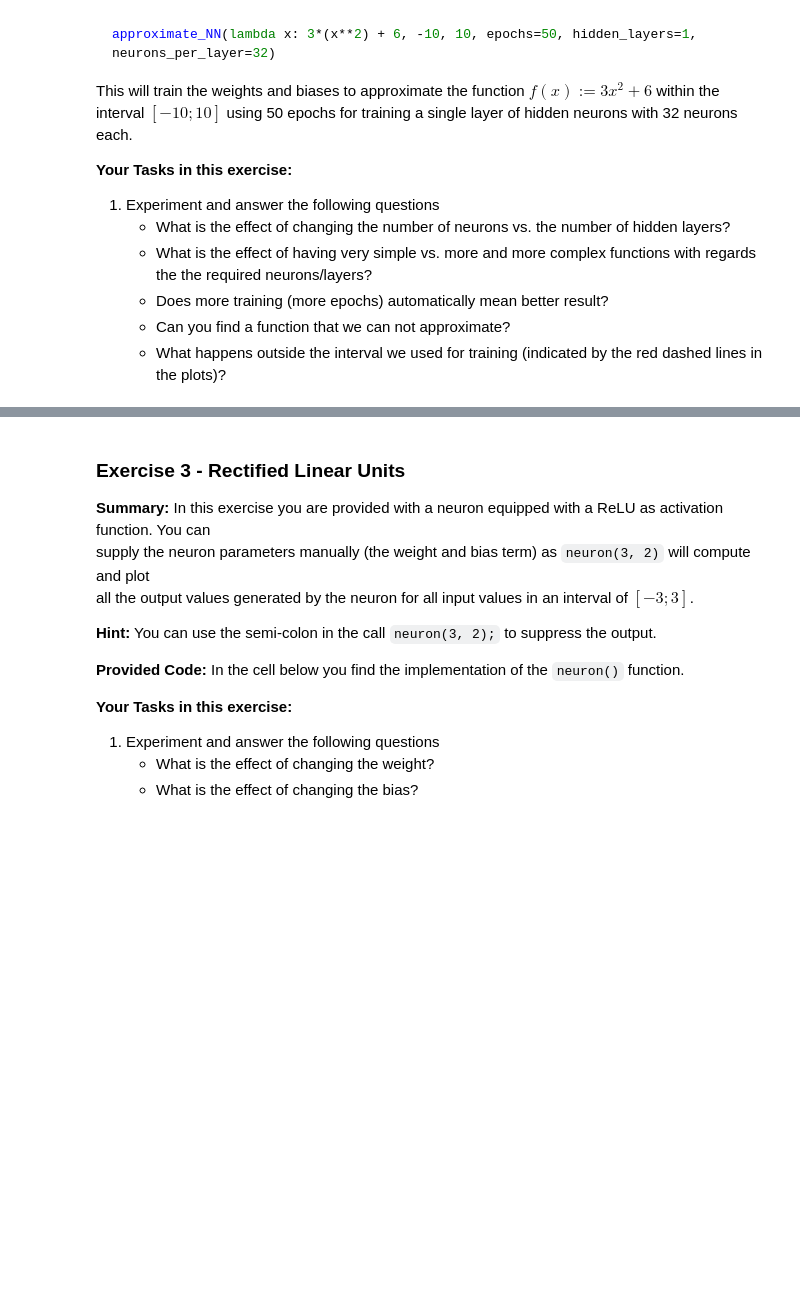
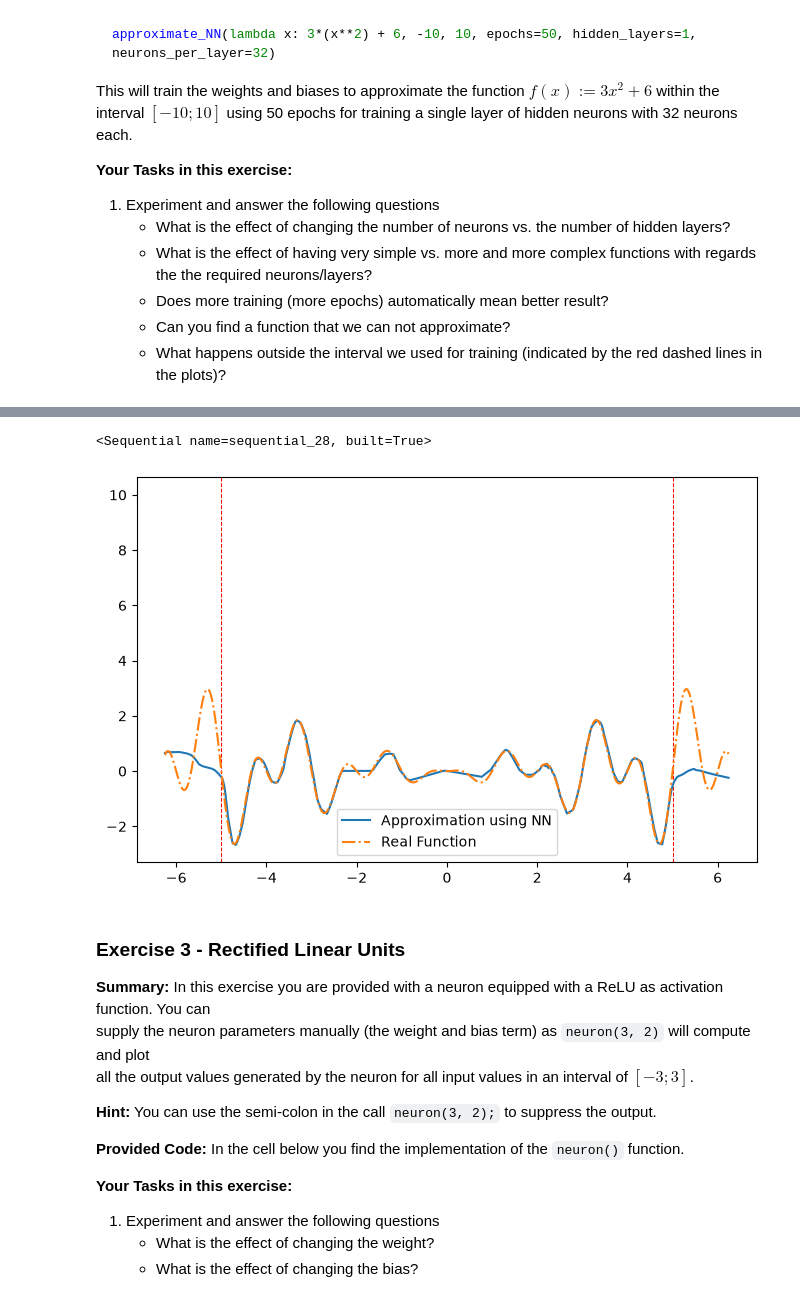
Before and after one commit to numanfh/neural-networks, a Jupyter notebook: Neural-Networks/ANN/ANN-Exercises.ipynb, the cells around one changed output, grey strips where cells are left out. Saved outputs shown, nothing was run; the diff lists cells and outputs as text; code cells hidden in the pictures; blank space fills up the shorter version.

```diff
--- a/Neural-Networks/ANN/ANN-Exercises.ipynb
+++ b/Neural-Networks/ANN/ANN-Exercises.ipynb
@@ -238 +233,4 @@ Successfully installed matplotlib-3.11.2
 2.21.0
+# %%
+approximate_NN(mother_wavelet, -5, 5, epochs=15, hidden_layers=10, neurons_per_layer=100)
+# %% [output]
@@ -239,3 +254,5 @@ Successfully installed matplotlib-3.11.2
+<Sequential name=sequential_28, built=True>
+[figure, added]
 # %% [markdown]
 ### Exercise 3 - Rectified Linear Units
 
```
Also changed, not shown: parts of 2 cells of this notebook.
